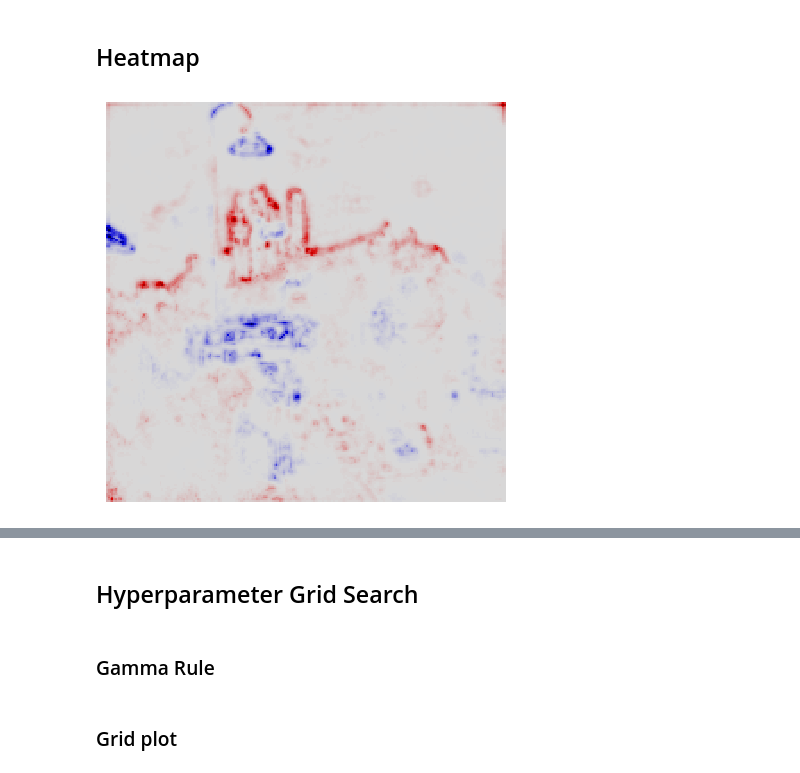
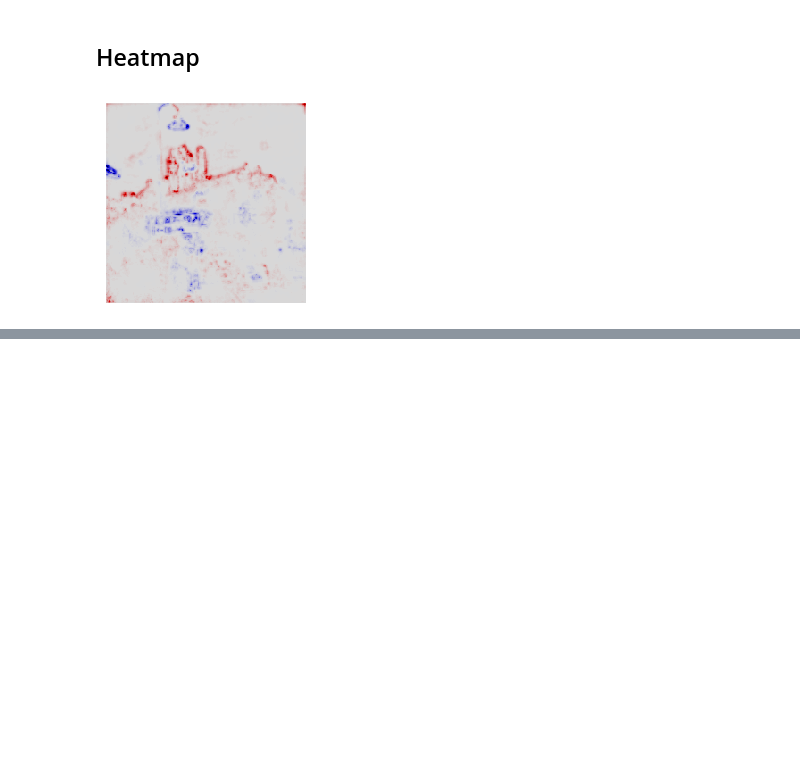
Before and after one commit to rodrigobdz/lrp, a Jupyter notebook: lrp.ipynb, the cells around one changed output, grey strips where cells are left out. Saved outputs shown, nothing was run; the diff lists cells and outputs as text; code cells hidden in the pictures; blank space fills up the shorter version.

```diff
--- a/lrp.ipynb
+++ b/lrp.ipynb
@@ -10,16 +10,20 @@ Max-pooling layers are handled using the winner-takes-all strategy and not the s
 
 Load model and input data.
 # %%
+from typing import Callable
+import torchvision
 import numpy
 import torch
-from lrp import norm
-from lrp.image import (img_to_tensor, load_normalized_img)
+from lrp import norm, image
 
-img: numpy.array = load_normalized_img('castle.jpg')
-X: torch.Tensor = img_to_tensor(img)
-X  = norm.ILSVRC2012_BatchNorm()(X)
+# Normalization
+norm_fn: Callable[[torch.Tensor], torch.Tensor] = norm.ILSVRC2012_BatchNorm()
 
-import torchvision
+# Input data
+img: numpy.array = image.load_normalized_img('castle.jpg')
+X: torch.Tensor = norm_fn(image.img_to_tensor(img))
+
+# Model
 model = torchvision.models.vgg16(pretrained=True)
 model.eval()
 
@@ -68,12 +70,12 @@ name_map = [
 # %%
 from lrp.core import LRP
 
 lrp = LRP(model)
 lrp.convert_layers(name_map)
 R: torch.Tensor = lrp.relevance(X)
-lrp.heatmap()
+lrp.heatmap(width=2, height=2)
 # %% [output]
-[figure, old version]
+[figure, new version]
 # %%
 lrp.model
 # %% [output]
@@ -94,7 +96,3 @@ VGG(
     )
   )
 )
-# %% [markdown]
-## Hyperparameter Grid Search
-# %% [markdown]
-### Gamma Rule
@@ -123,2 +98,0 @@ for i, gamma in enumerate(gammas):
-# %% [markdown]
-### Grid plot
```
Also changed, not shown: parts of 4 cells of this notebook, 1 other file.
